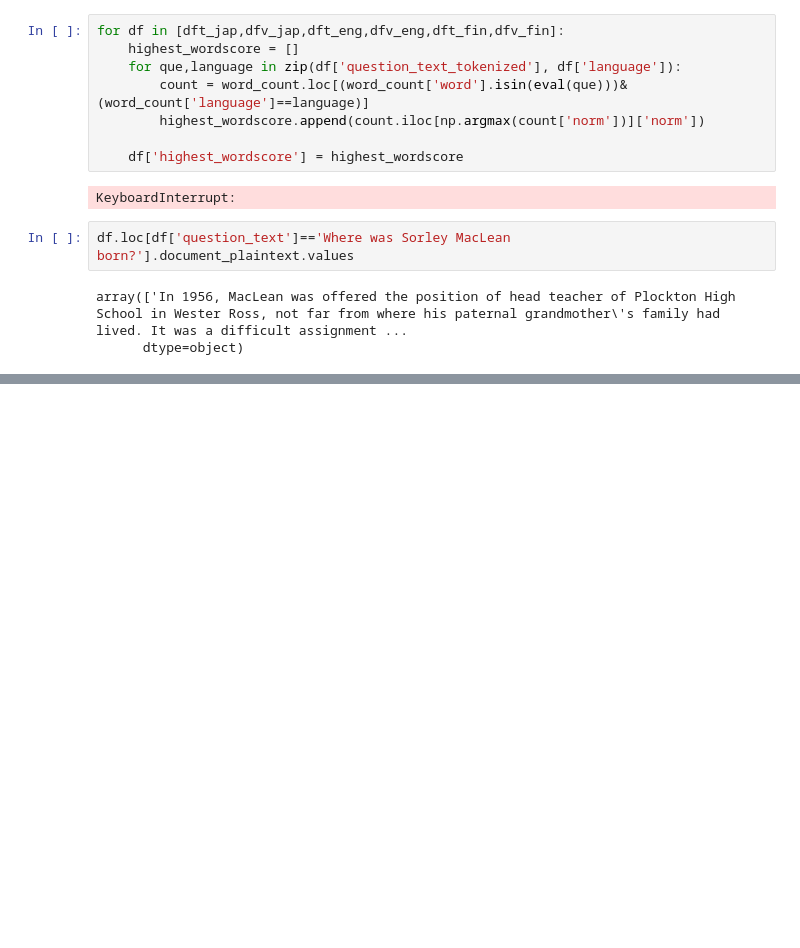
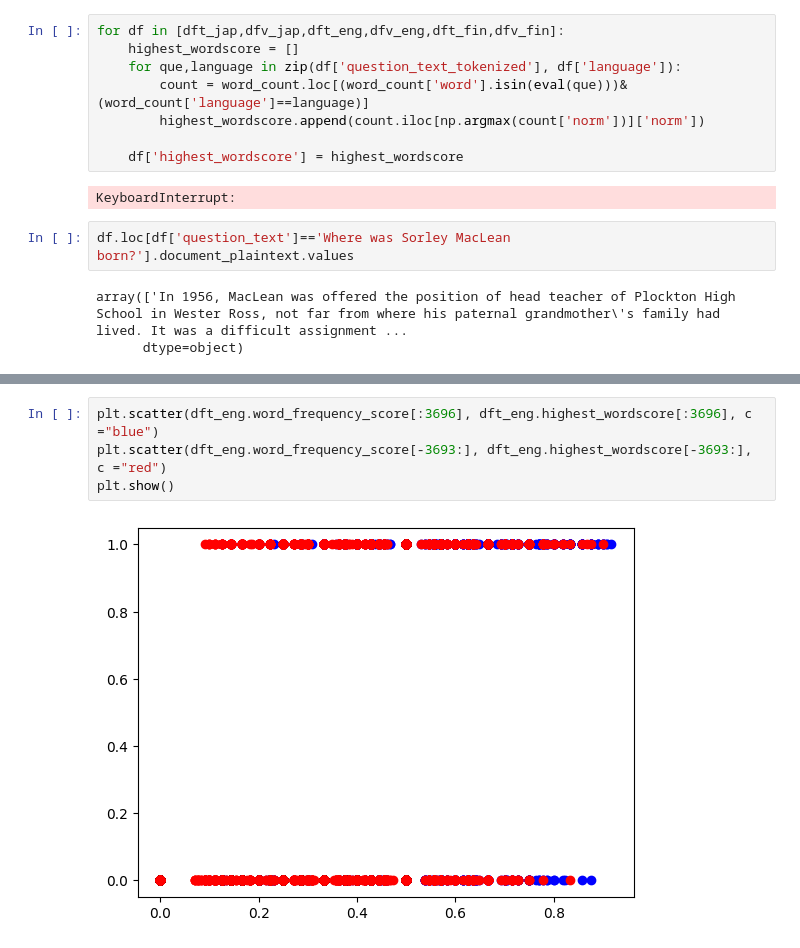
Before and after one commit to hrobjarturh/nlptasks, a Jupyter notebook: notebooks/subtask1-2.ipynb, the cells around one changed output, grey strips where cells are left out. Cells and saved outputs as stored; diff of their text form; blank space fills up the shorter version.

```diff
--- a/notebooks/subtask1-2.ipynb
+++ b/notebooks/subtask1-2.ipynb
@@ -86,0 +296,6 @@ df
+# %%
+plt.scatter(dft_eng.word_frequency_score[:3696], dft_eng.highest_wordscore[:3696], c ="blue")
+plt.scatter(dft_eng.word_frequency_score[-3693:], dft_eng.highest_wordscore[-3693:], c ="red")
+plt.show()
+# %% [output]
+[figure, added]
```
Also changed, not shown: parts of 26 cells of this notebook, 2 other files.
